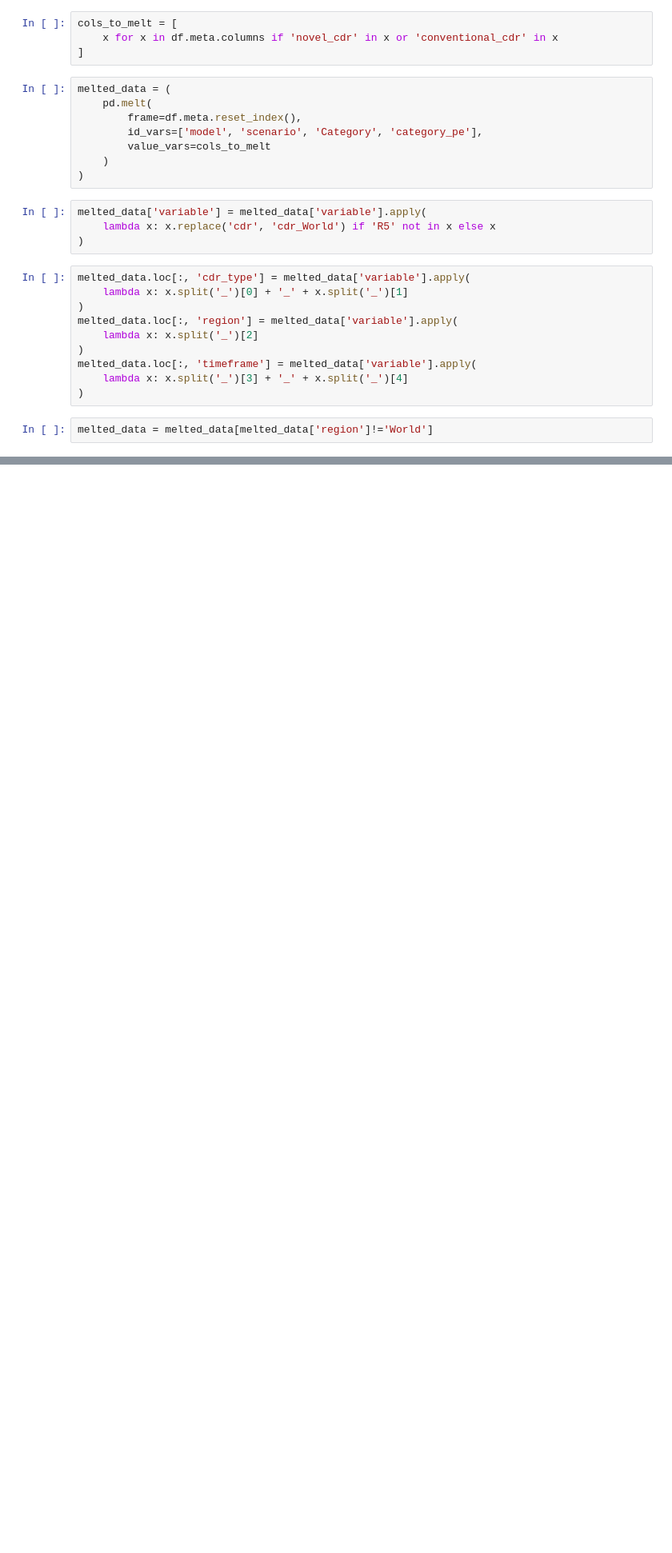
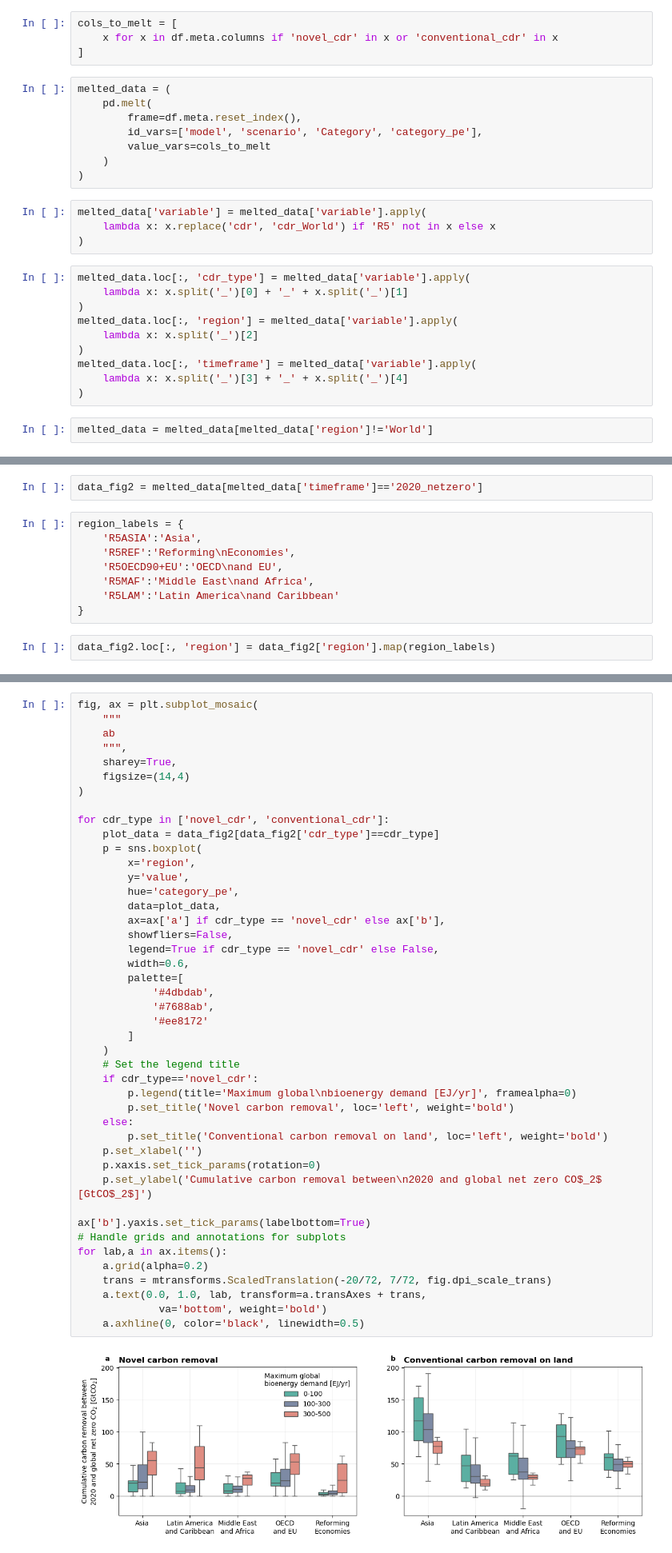
Before and after one commit to gaurav-ganti/2023_ganti_ar6_cdr_assessment, a Jupyter notebook: analysis/203_sustainability_assessment.ipynb, the cells around one changed output, grey strips where cells are left out. Shown at 80% size. Saved outputs shown, nothing was run; the diff lists cells and outputs as text; blank space fills up the shorter version.

Commit message:
Update sustainability assessment to read out figure 2

```diff
--- a/analysis/203_sustainability_assessment.ipynb
+++ b/analysis/203_sustainability_assessment.ipynb
@@ -191,0 +189,12 @@ for i, cdr_type in enumerate(['novel_cdr', 'conventional_cdr']):
+# %%
+data_fig2 = melted_data[melted_data['timeframe']=='2020_netzero']
+# %%
+region_labels = {
+    'R5ASIA':'Asia',
+    'R5REF':'Reforming\nEconomies',
+    'R5OECD90+EU':'OECD\nand EU',
+    'R5MAF':'Middle East\nand Africa',
+    'R5LAM':'Latin America\nand Caribbean'
+}
+# %%
+data_fig2.loc[:, 'region'] = data_fig2['region'].map(region_labels)
@@ -192,3 +207,49 @@ for i, cdr_type in enumerate(['novel_cdr', 'conventional_cdr']):
+# %%
+fig, ax = plt.subplot_mosaic(
+    """
+    ab
+    """,
+    sharey=True,
+    figsize=(14,4)
+)
+
+for cdr_type in ['novel_cdr', 'conventional_cdr']:
+    plot_data = data_fig2[data_fig2['cdr_type']==cdr_type]
+    p = sns.boxplot(
+        x='region',
+        y='value',
+        hue='category_pe',
+        data=plot_data,
+        ax=ax['a'] if cdr_type == 'novel_cdr' else ax['b'],
+        showfliers=False,
+        legend=True if cdr_type == 'novel_cdr' else False,
+        width=0.6,
+        palette=[
+            '#4dbdab',
+            '#7688ab',
+            '#ee8172'
+        ]
+    )
+    # Set the legend title
+    if cdr_type=='novel_cdr':
+        p.legend(title='Maximum global\nbioenergy demand [EJ/yr]', framealpha=0)
+        p.set_title('Novel carbon removal', loc='left', weight='bold')
+    else:
+        p.set_title('Conventional carbon removal on land', loc='left', weight='bold')
+    p.set_xlabel('')
+    p.xaxis.set_tick_params(rotation=0)
+    p.set_ylabel('Cumulative carbon removal between\n2020 and global net zero CO$_2$ [GtCO$_2$]')
+
+ax['b'].yaxis.set_tick_params(labelbottom=True)
+# Handle grids and annotations for subplots
+for lab,a in ax.items():
+    a.grid(alpha=0.2)
+    trans = mtransforms.ScaledTranslation(-20/72, 7/72, fig.dpi_scale_trans)
+    a.text(0.0, 1.0, lab, transform=a.transAxes + trans,
+             va='bottom', weight='bold')
+    a.axhline(0, color='black', linewidth=0.5)
+# %% [output]
+[figure, added]
 # %%
 fig.savefig(
     Path(
```
Also changed, not shown: parts of 6 cells of this notebook.
